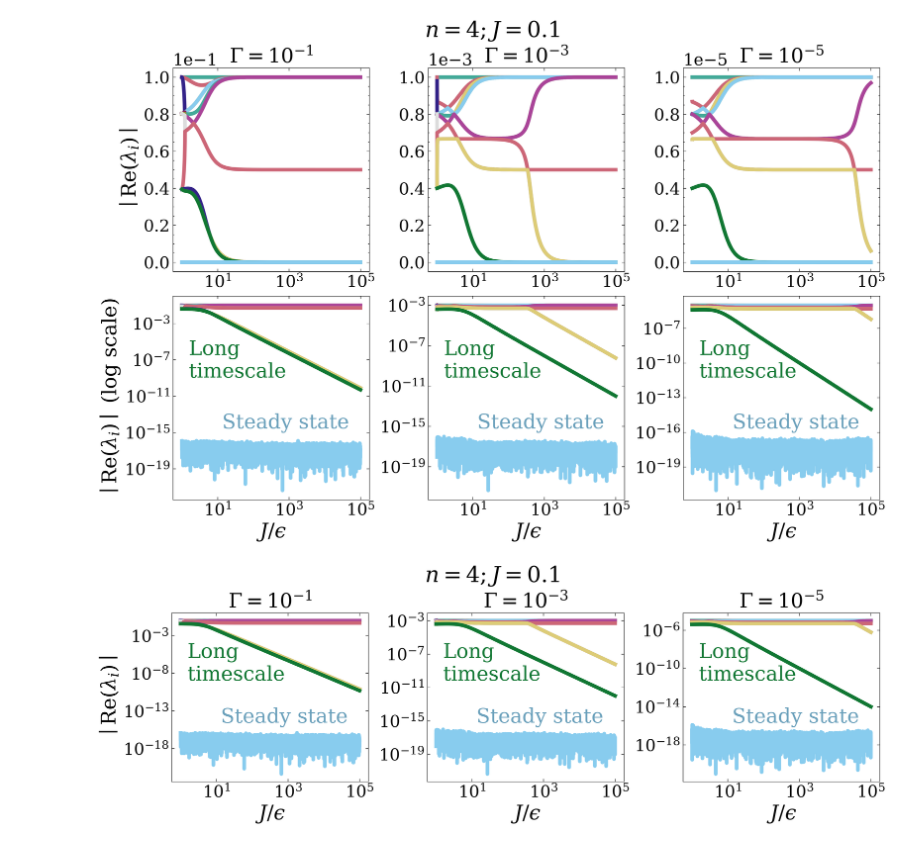
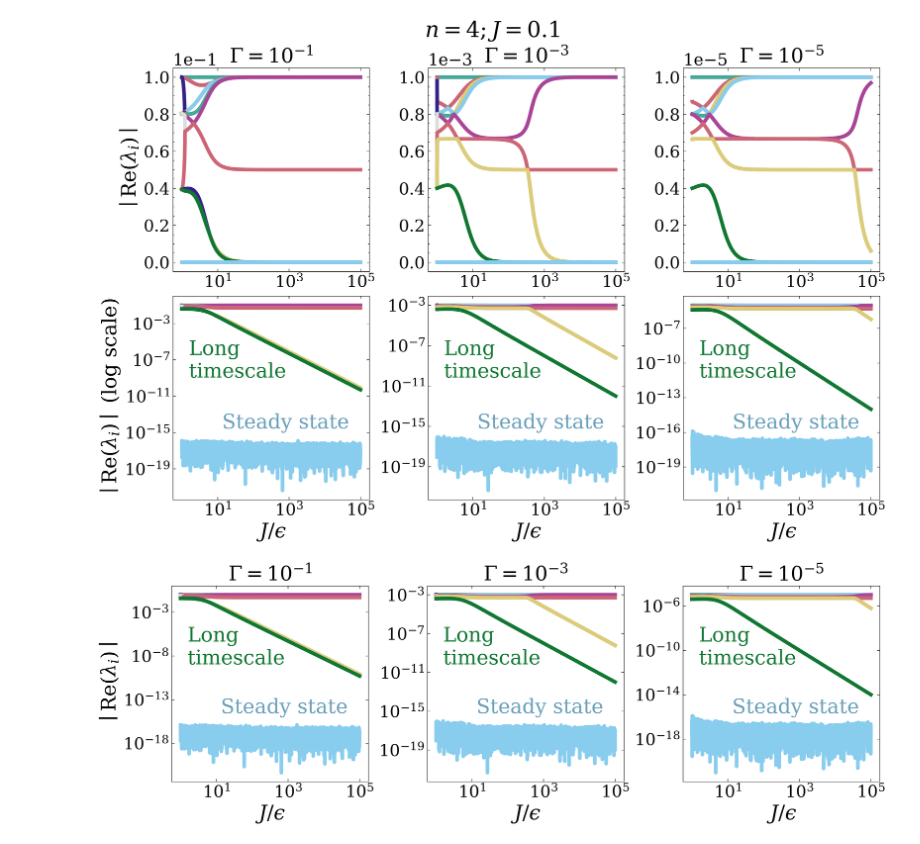
Before and after one commit to kiwipretzel/nserc-2026, a Jupyter notebook: [7] [poster figures]/[2] many site extension/degenerate/splitting.ipynb, the cells around one changed output. Saved outputs shown, nothing was run; the diff lists cells and outputs as text; code cells hidden in the pictures.

```diff
--- a/[7] [poster figures]/[2] many site extension/degenerate/splitting.ipynb
+++ b/[7] [poster figures]/[2] many site extension/degenerate/splitting.ipynb
@@ -234,32 +234,31 @@ for col, data in enumerate(datas):
     #axs[col].set_ylim([-1*gamma_val*0.2, gamma_val*1.2]) # forcing bounds of y axis (so that large magnitudes don't blow up the plot)
     axs[col].annotate("Steady state", xy=(0.25,0.35), xycoords="axes fraction", color="#6aa0bb", weight="medium")
     axs[col].annotate("Long\ntimescale", xy=(0.08,0.6), ha='left', xycoords="axes fraction", color="#117733", weight="medium")
 
 axs[0].set_ylabel(r'$\mid \mathrm{Re} (\lambda_i) \mid$')  # labelling y axis
 
 
 
 
 
-fig.suptitle(fr'$n=4; J={J_val}$')
 '''
 handles, labels = axs[0][0].get_legend_handles_labels()
 
 fig.legend(
     handles,
     labels,
     title='Eigenvalue No.:',
     ncol=9,
     loc='upper center',
     bbox_to_anchor=(0.5, 1.14),
     columnspacing=0.8,
     handletextpad=0.3,
     handlelength=1.6,
     borderpad=0.4,
 )
 '''
 
 fig.savefig("manysite_splitting1.pdf")
 fig.savefig("manysite_splitting1.svg")
 # %% [output]
-[figure, old version]
+[figure, new version]
```
Also changed, not shown: 3 other files.
